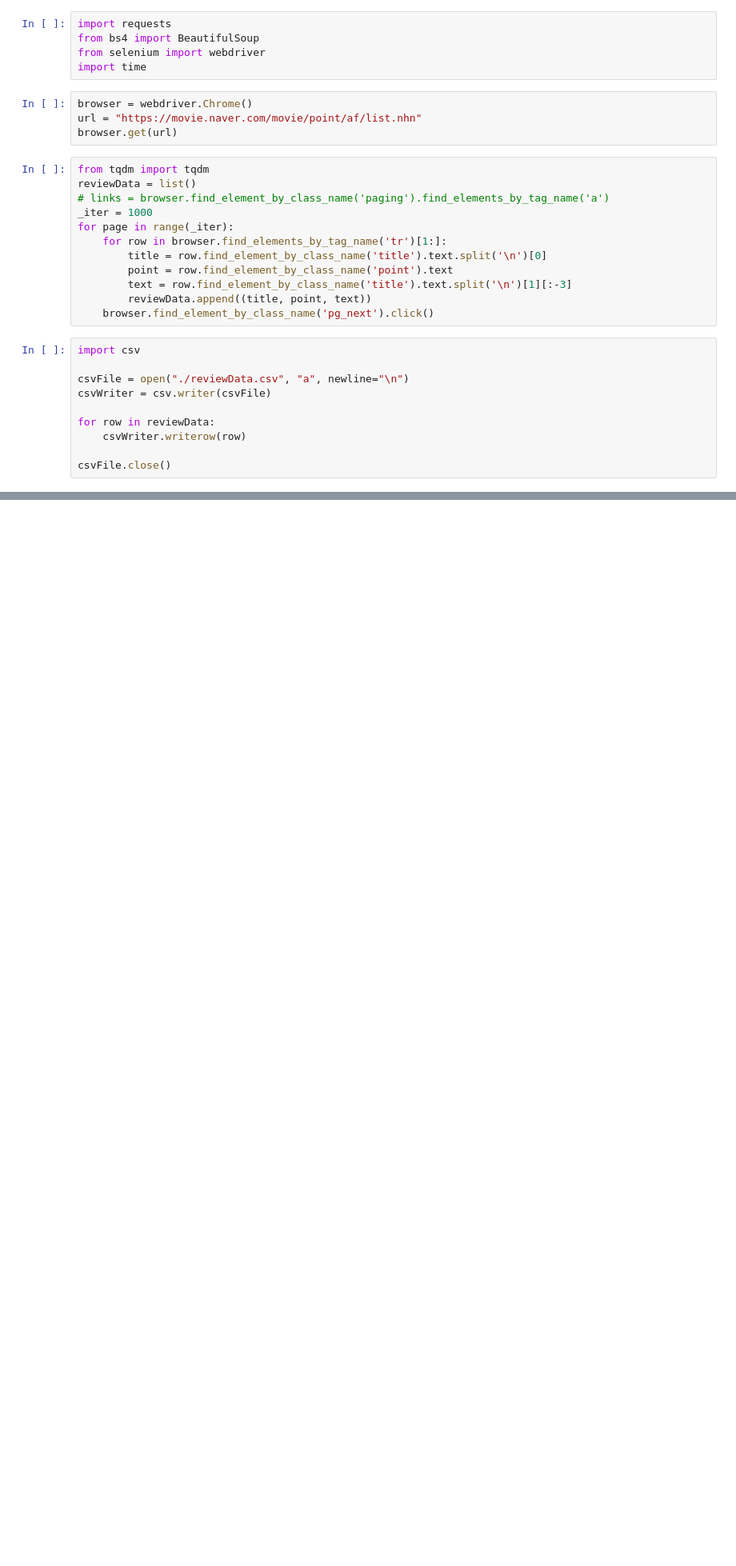
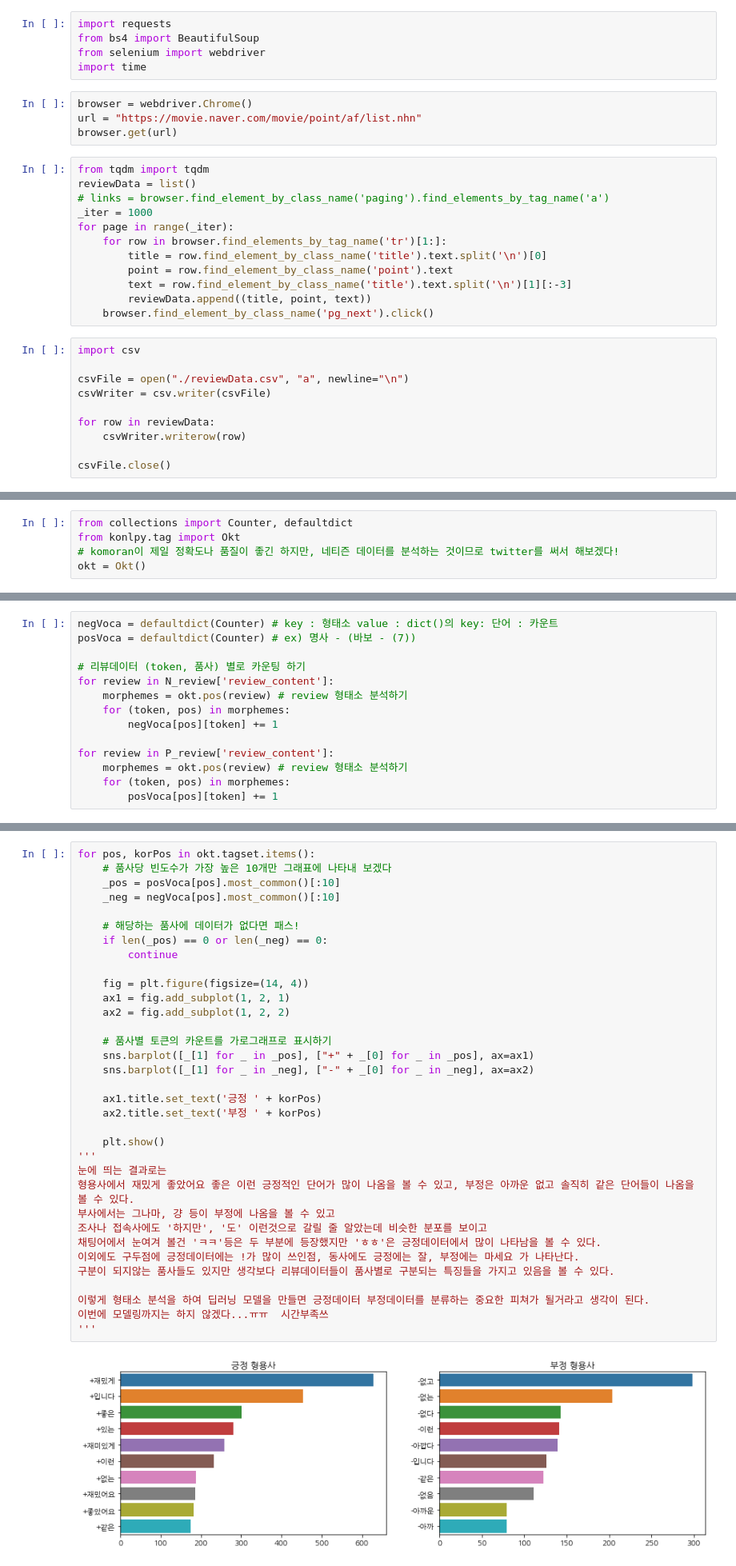
Before and after one commit to smothly/ToBigs, a Jupyter notebook: week8/NLP/nlpProject.ipynb, the cells around one changed output, grey strips where cells are left out. Shown at 80% size. Drawn from its saved outputs; the diff is of its cells as text; blank space fills up the shorter version.

```diff
--- a/week8/NLP/nlpProject.ipynb
+++ b/week8/NLP/nlpProject.ipynb
@@ -61,0 +101,5 @@ ma.tagset
+# %%
+from collections import Counter, defaultdict
+from konlpy.tag import Okt
+# komoran이 제일 정확도나 품질이 좋긴 하지만, 네티즌 데이터를 분석하는 것이므로 twitter를 써서 해보겠다!
+okt = Okt()
@@ -61,0 +130,14 @@ ma.tagset
+# %%
+negVoca = defaultdict(Counter) # key : 형태소 value : dict()의 key: 단어 : 카운트
+posVoca = defaultdict(Counter) # ex) 명사 - (바보 - (7))
+
+# 리뷰데이터 (token, 품사) 별로 카운팅 하기
+for review in N_review['review_content']:
+    morphemes = okt.pos(review) # review 형태소 분석하기
+    for (token, pos) in morphemes:
+        negVoca[pos][token] += 1
+
+for review in P_review['review_content']:
+    morphemes = okt.pos(review) # review 형태소 분석하기
+    for (token, pos) in morphemes:
+        posVoca[pos][token] += 1
@@ -61,0 +150,36 @@ ma.tagset
+# %%
+for pos, korPos in okt.tagset.items():
+    # 품사당 빈도수가 가장 높은 10개만 그래표에 나타내 보겠다
+    _pos = posVoca[pos].most_common()[:10]
+    _neg = negVoca[pos].most_common()[:10]
+
+    # 해당하는 품사에 데이터가 없다면 패스!
+    if len(_pos) == 0 or len(_neg) == 0:
+        continue
+
+    fig = plt.figure(figsize=(14, 4))
+    ax1 = fig.add_subplot(1, 2, 1)
+    ax2 = fig.add_subplot(1, 2, 2)
+
+    # 품사별 토큰의 카운트를 가로그래프로 표시하기
+    sns.barplot([_[1] for _ in _pos], ["+" + _[0] for _ in _pos], ax=ax1)
+    sns.barplot([_[1] for _ in _neg], ["-" + _[0] for _ in _neg], ax=ax2)
+
+    ax1.title.set_text('긍정 ' + korPos)
+    ax2.title.set_text('부정 ' + korPos)
+
+    plt.show()
+'''
+눈에 띄는 결과로는
+형용사에서 재밌게 좋았어요 좋은 이런 긍정적인 단어가 많이 나옴을 볼 수 있고, 부정은 아까운 없고 솔직히 같은 단어들이 나옴을 볼 수 있다.
+부사에서는 그나마, 걍 등이 부정에 나옴을 볼 수 있고
+조사나 접속사에도 '하지만', '도' 이런것으로 갈릴 줄 알았는데 비슷한 분포를 보이고
+채팅어에서 눈여겨 볼건 'ㅋㅋ'등은 두 부분에 등장했지만 'ㅎㅎ'은 긍정데이터에서 많이 나타남을 볼 수 있다.
+이외에도 구두점에 긍정데이터에는 !가 많이 쓰인점, 동사에도 긍정에는 잘, 부정에는 마세요 가 나타난다.
+구분이 되지않는 품사들도 있지만 생각보다 리뷰데이터들이 품사별로 구분되는 특징들을 가지고 있음을 볼 수 있다.
+
+이렇게 형태소 분석을 하여 딥러닝 모델을 만들면 긍정데이터 부정데이터를 분류하는 중요한 피쳐가 될거라고 생각이 된다.
+이번에 모델링까지는 하지 않겠다...ㅠㅠ  시간부족쓰
+'''
+# %% [output]
+[figure, added]
```
Also changed, not shown: parts of 47 cells of this notebook, 25 other files.
